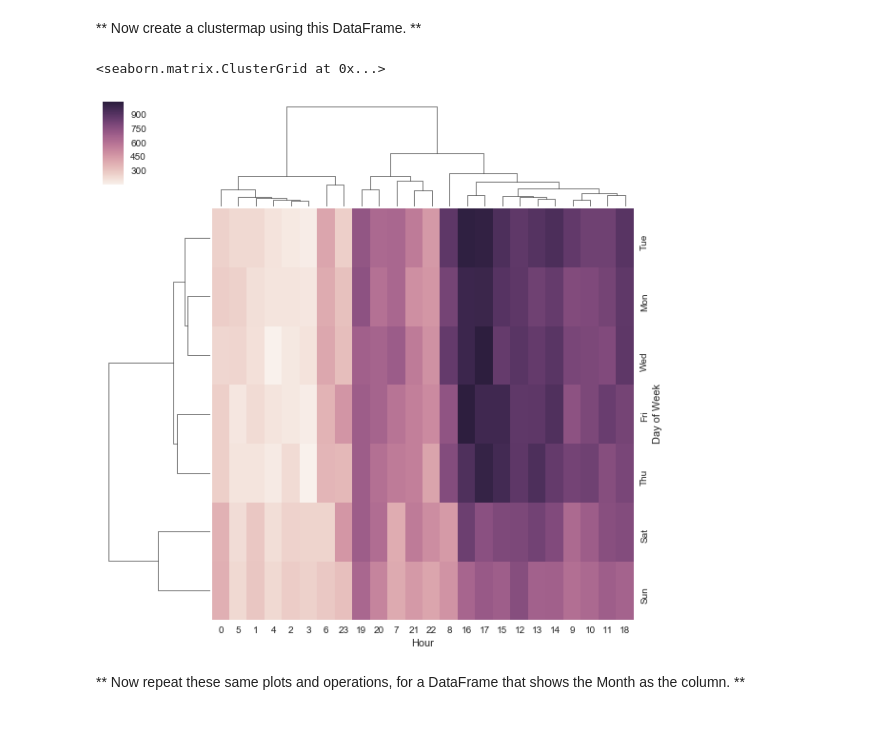
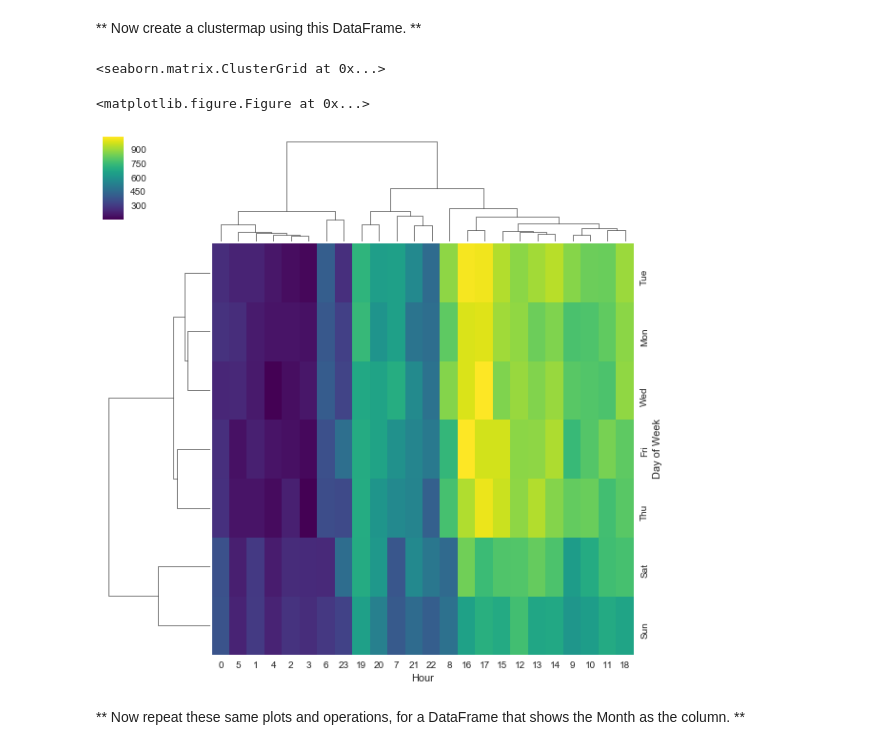
Before and after one commit to shoaibb/911-Calls-Data-Analysis, a Jupyter notebook: 911 Calls Data Project.ipynb, the cells around one changed output. Saved outputs shown, nothing was run; the diff lists cells and outputs as text; code cells hidden in the pictures.

```diff
--- a/911 Calls Data Project.ipynb
+++ b/911 Calls Data Project.ipynb
@@ -158,8 +152,8 @@ time.hour
 # %%
-df['Hour']= df['timeStamp'].apply(lambda tid: tid.hour)
-df['Month']= df['timeStamp'].apply(lambda tid: tid.month)
-df['Day of Week']= df['timeStamp'].apply(lambda tid: tid.dayofweek)
-df.head()
+df1['Hour']= df1['timeStamp'].apply(lambda tid: tid.hour)
+df1['Month']= df1['timeStamp'].apply(lambda tid: tid.month)
+df1['Day of Week']= df1['timeStamp'].apply(lambda tid: tid.dayofweek)
+df1.head()
 # %% [output]
 |  | lat | lng | desc | zip | title | timeStamp | twp | addr | e | Reason | Hour | ... |
 | 0 | 40.297876 | -75.581294 | REINDEER CT & DEAD END; NEW HANOV... | 19525.0 | EMS: BACK PAINS/INJURY | 2015-12-10 17:40:00 | NEW HANOVER | REINDEER CT & DEAD END | 1 | EMS | 17 | ... |
@@ -174,5 +168,5 @@ df.head()
 # %%
 dmap = {0:'Mon',1:'Tue',2:'Wed',3:'Thu',4:'Fri',5:'Sat',6:'Sun'}
 # %%
-df['Day of Week'] = df['Day of Week'].map(dmap)
+df1['Day of Week'] = df1['Day of Week'].map(dmap)
 # %%
@@ -237,8 +227,8 @@ sns.lmplot(x='Month', y='twp', data=byMonth.reset_index())
 # %% [markdown]
 **Create a new column called 'Date' that contains the date from the timeStamp column. You'll need to use apply along with the .date() method. **
 # %%
-df['Date'] = df['timeStamp'].apply(lambda dat: dat.date())
-df['Date'].head()
+df1['Date'] = df1['timeStamp'].apply(lambda dat: dat.date())
+df1['Date'].head()
 # %% [output]
 0    2015-12-10
 1    2015-12-10
@@ -304,18 +294,20 @@ df.groupby(by=['Day of Week', 'Hour']).count()['Reason'].unstack()
 ** Now create a HeatMap using this new DataFrame. **
 # %%
 plt.figure(figsize=(12,6))
-dayHour = df.groupby(by=['Day of Week', 'Hour']).count()['Reason'].unstack()
+dayHour = df1.groupby(by=['Day of Week', 'Hour']).count()['Reason'].unstack()
 sns.heatmap(dayHour, cmap='viridis')
 # %% [output]
 <matplotlib.axes._subplots.AxesSubplot at 0x...>
 [figure]
 # %% [markdown]
 ** Now create a clustermap using this DataFrame. **
-# %%
-sns.clustermap(dayHour)
-# %% [output]
-<seaborn.matrix.ClusterGrid at 0x...>
-[figure, removed]
+# %%
+plt.figure(figsize=(12,6))
+sns.clustermap(dayHour, cmap='viridis')
+# %% [output]
+<seaborn.matrix.ClusterGrid at 0x...>
+<matplotlib.figure.Figure at 0x...>
+[figure, added]
 # %% [markdown]
 ** Now repeat these same plots and operations, for a DataFrame that shows the Month as the column. **
 # %%
```
Also changed, not shown: parts of 37 cells of this notebook.
